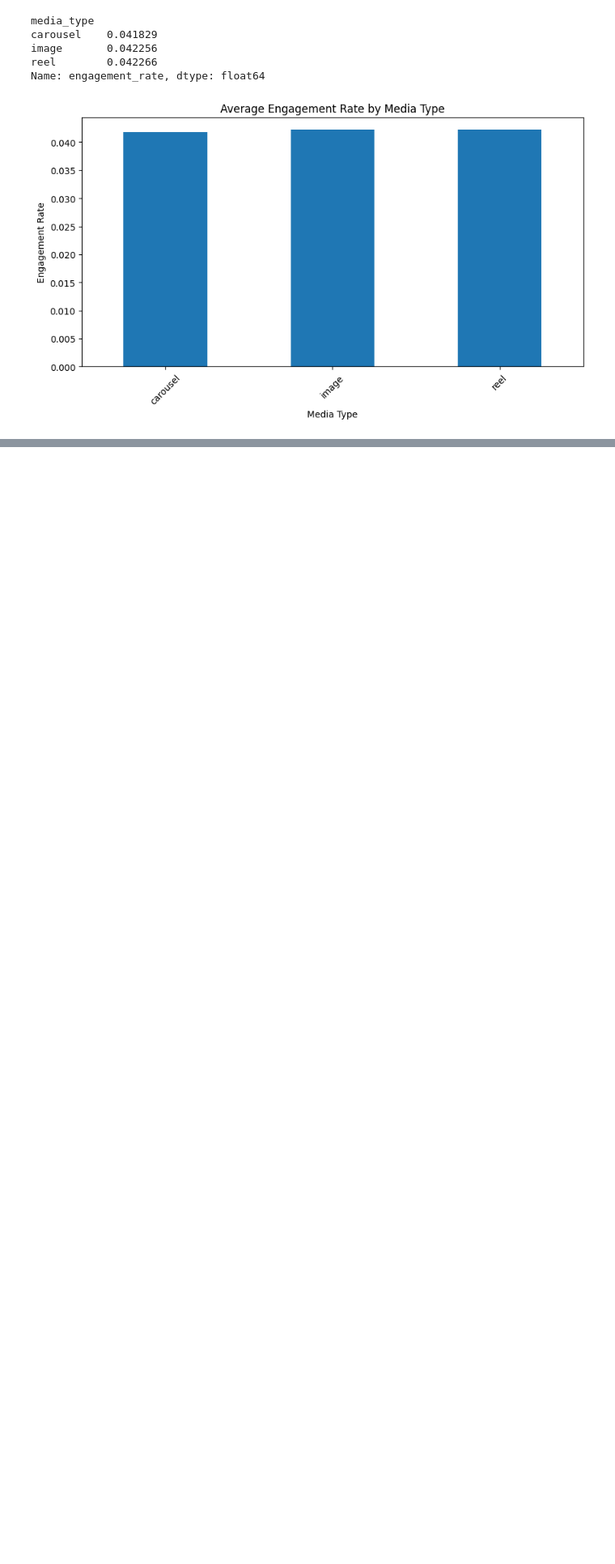
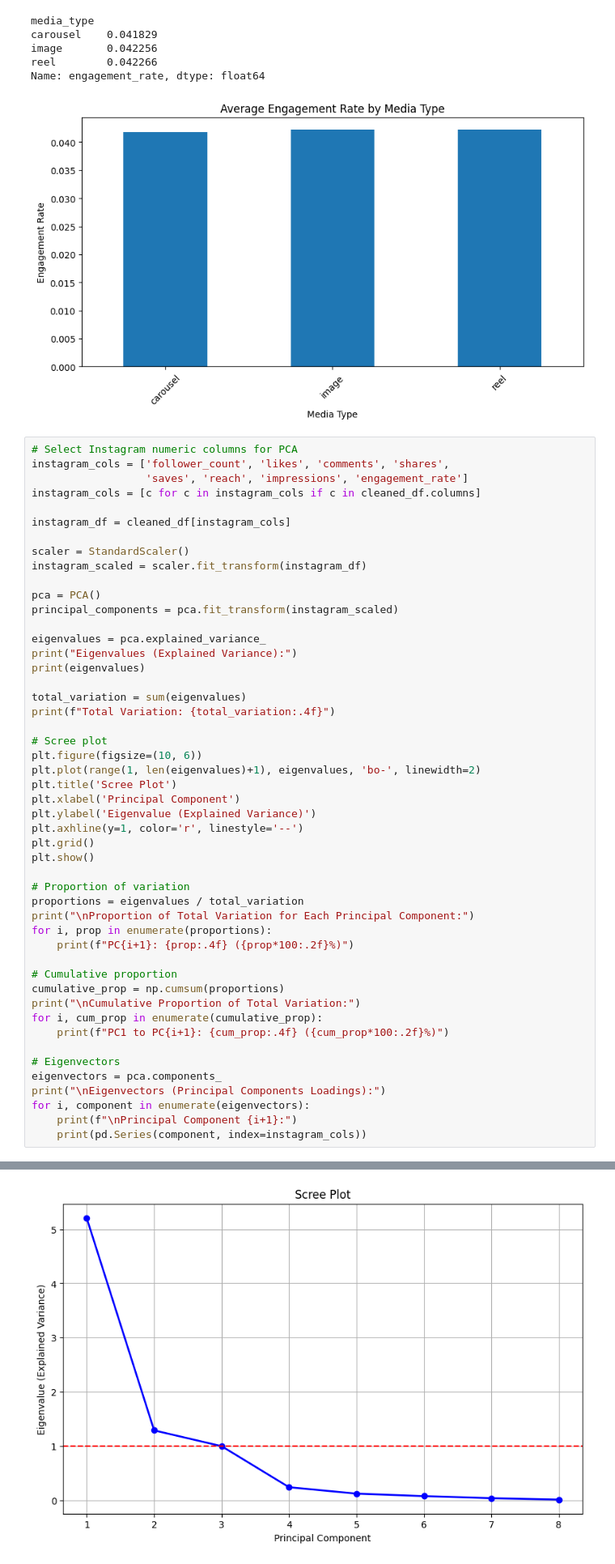
Before and after one commit to RajithmaHaseli/Instagram-Engagement-Analysis, a Jupyter notebook: instagram_analysis (1).ipynb, the cells around one changed output, grey strips where cells are left out. Shown at 81% size. Saved outputs shown, nothing was run; the diff lists cells and outputs as text; blank space fills up the shorter version.

Commit message:
Principal Component Analysis (PCA)

```diff
--- a/instagram_analysis (1).ipynb
+++ b/instagram_analysis (1).ipynb
@@ -162,3 +162,53 @@ image       0.042256
 reel        0.042266
 Name: engagement_rate, dtype: float64
 [figure]
+# %%
+# Select Instagram numeric columns for PCA
+instagram_cols = ['follower_count', 'likes', 'comments', 'shares',
+                  'saves', 'reach', 'impressions', 'engagement_rate']
+instagram_cols = [c for c in instagram_cols if c in cleaned_df.columns]
+
+instagram_df = cleaned_df[instagram_cols]
+
+scaler = StandardScaler()
+instagram_scaled = scaler.fit_transform(instagram_df)
+
+pca = PCA()
+principal_components = pca.fit_transform(instagram_scaled)
+
+eigenvalues = pca.explained_variance_
+print("Eigenvalues (Explained Variance):")
+print(eigenvalues)
+
+total_variation = sum(eigenvalues)
+print(f"Total Variation: {total_variation:.4f}")
+
+# Scree plot
+plt.figure(figsize=(10, 6))
+plt.plot(range(1, len(eigenvalues)+1), eigenvalues, 'bo-', linewidth=2)
+plt.title('Scree Plot')
+plt.xlabel('Principal Component')
+plt.ylabel('Eigenvalue (Explained Variance)')
+plt.axhline(y=1, color='r', linestyle='--')
+plt.grid()
+plt.show()
+
+# Proportion of variation
+proportions = eigenvalues / total_variation
+print("\nProportion of Total Variation for Each Principal Component:")
+for i, prop in enumerate(proportions):
+    print(f"PC{i+1}: {prop:.4f} ({prop*100:.2f}%)")
+
+# Cumulative proportion
+cumulative_prop = np.cumsum(proportions)
+print("\nCumulative Proportion of Total Variation:")
+for i, cum_prop in enumerate(cumulative_prop):
+    print(f"PC1 to PC{i+1}: {cum_prop:.4f} ({cum_prop*100:.2f}%)")
+
+# Eigenvectors
+eigenvectors = pca.components_
+print("\nEigenvectors (Principal Components Loadings):")
+for i, component in enumerate(eigenvectors):
+    print(f"\nPrincipal Component {i+1}:")
+    print(pd.Series(component, index=instagram_cols))
+# %% [output]
@@ -164,0 +219 @@ Name: engagement_rate, dtype: float64
+[figure, added]
```
Also changed, not shown: parts of 1 cell of this notebook.
